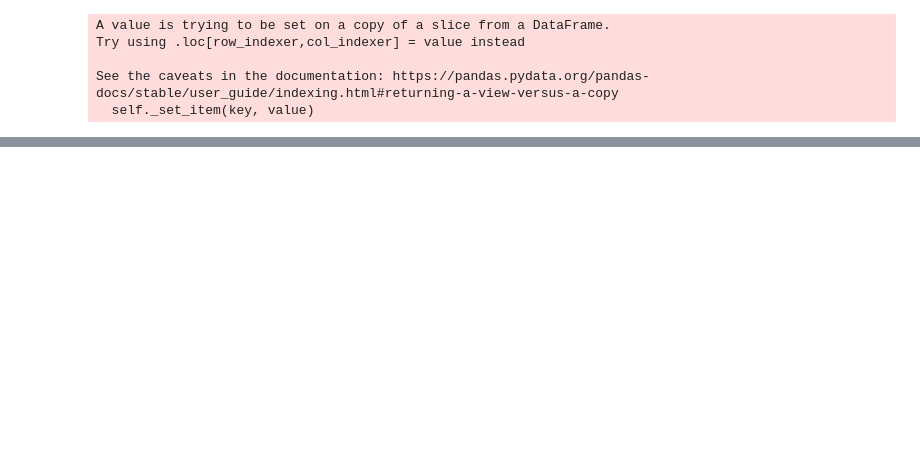
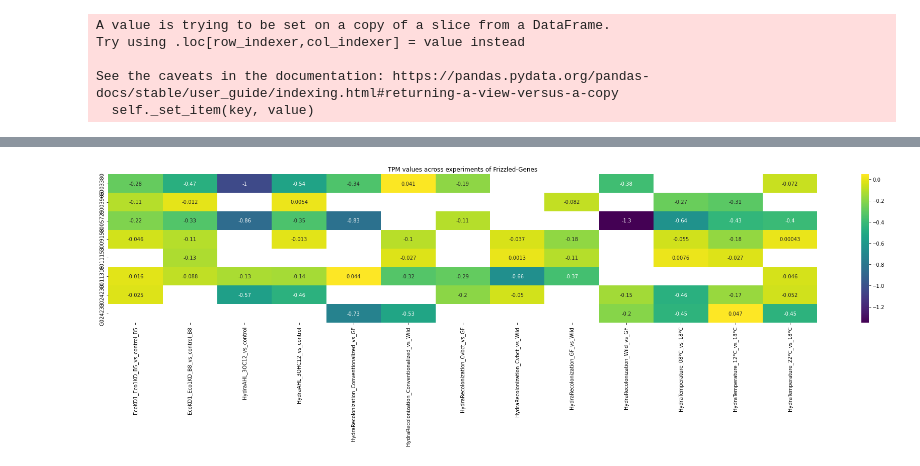
Before and after one commit to Kanomble/hydra_clustering, a Jupyter notebook: scripts/differential_expression_across_experiments.ipynb, the cells around one changed output, grey strips where cells are left out. Saved outputs shown, nothing was run; the diff lists cells and outputs as text; code cells hidden in the pictures; blank space fills up the shorter version.

```diff
--- a/scripts/differential_expression_across_experiments.ipynb
+++ b/scripts/differential_expression_across_experiments.ipynb
@@ -44,10 +62,18 @@ wnt_genes_portal = ["HVAEP1_T001980", "HVAEP1_T001985", "HVAEP1_T003934", "HVAEP
              "HVAEP1_T010776", "HVAEP1_T010792", "HVAEP1_T011290", "HVAEP1_T011553", "HVAEP1_T011641", "HVAEP1_T013231",
              "HVAEP1_T016743", "HVAEP1_T021814", "HVAEP1_T021819", "HVAEP1_T021820", "HVAEP1_T022460", "HVAEP1_T022678",
              "HVAEP1_T023071", "HVAEP1_T023618", "HVAEP1_T023882", "HVAEP1_T028556"]
+
+frizzled_genes_portal = ["HVAEP1_T003380","HVAEP1_T003966","HVAEP1_T005729", "HVAEP1_T009158", "HVAEP1_T011153",
+                  "HVAEP1_T011318", "HVAEP1_T024230", "HVAEP1_T024233"]
 wnt_genes = []
 for wnt in wnt_genes_portal:
     wnt = wnt.split("_")[1].replace("T","G")
     wnt_genes.append(wnt)
+
+frizzled_genes = []
+for frizzle in frizzled_genes_portal:
+    frizzle = frizzle.split("_")[1].replace("T","G")
+    frizzled_genes.append(frizzle)
 # %%
 go_annot = annotation_table[annotation_table["GO.terms"].isna() == False]
 go_annot["gene_id"] = go_annot["ID"].apply(lambda x: x.split(".")[1].replace("T","G"))
@@ -111,0 +196,16 @@ plt.savefig("../results/figures/genes_tpm_heatmaps/wnt_tpm_heatmap.jpg")
+# %%
+plt.figure(figsize=(25, 8))
+custom_y_labels = frizzled_genes
+
+mask_matrix = frizzled_genes_to_tpm.iloc[:,1:] >= 0.05  # Example mask matrix
+
+# Apply the mask to the heatmap
+sns.heatmap(frizzled_genes_to_tpm.iloc[:,1:], annot=True, cmap="viridis", mask=mask_matrix, yticklabels=custom_y_labels)
+#plt.xlabel('X Values')
+#plt.ylabel('Categories')
+plt.title('TPM values across experiments of Frizzled-Genes')
+#plt.show()
+plt.tight_layout()
+plt.savefig("../results/figures/genes_tpm_heatmaps/frizzled_log2_heatmap.jpg")
+# %% [output]
+[figure, added]
```
Also changed, not shown: parts of 21 cells of this notebook.
